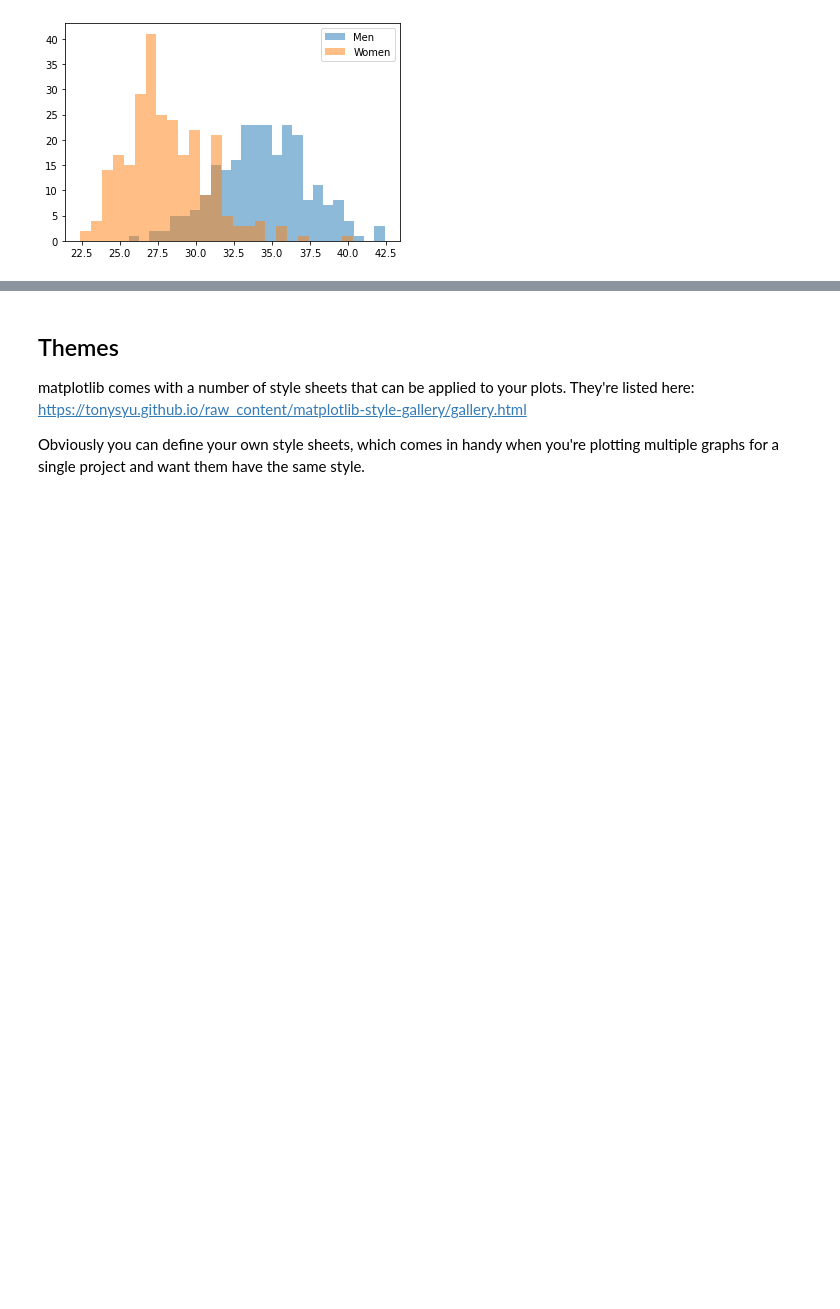
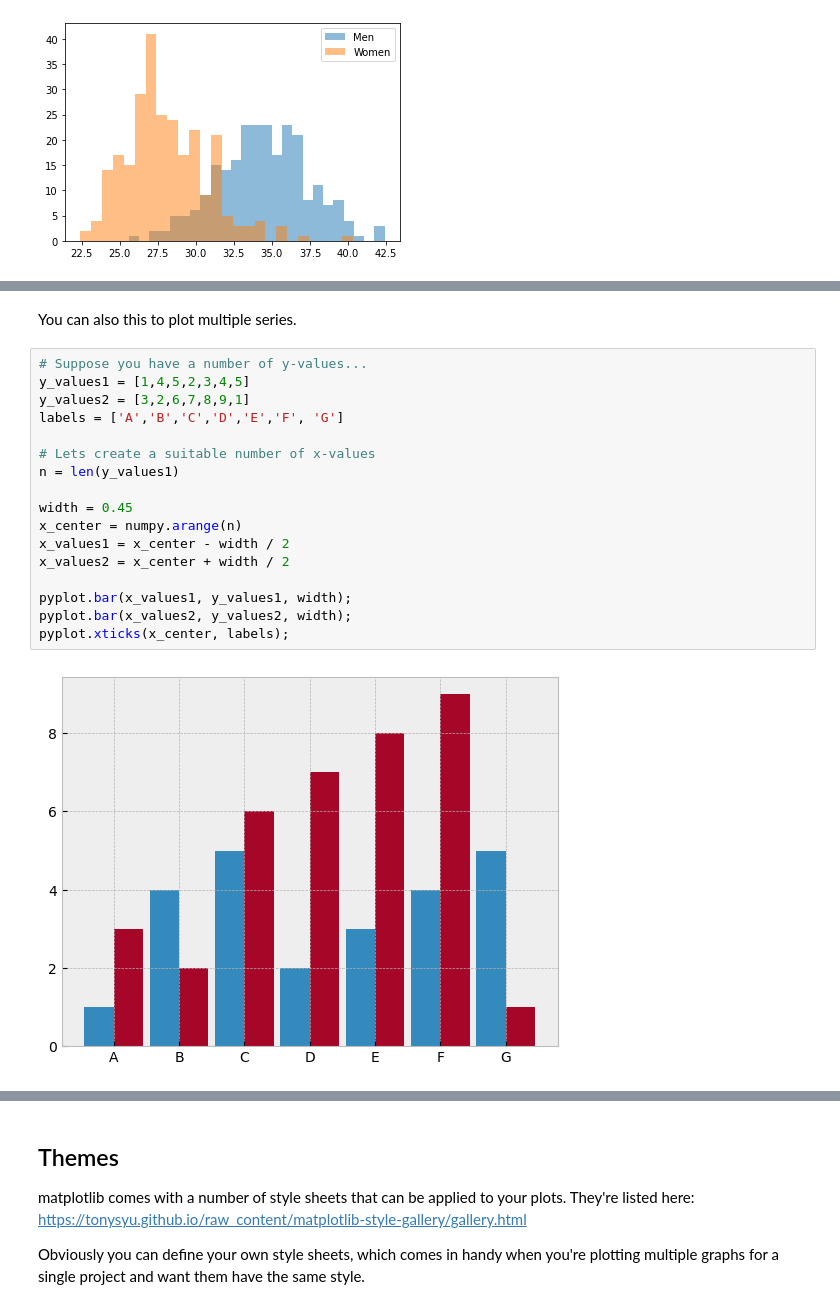
Before and after one commit to dvanderelst-classes/python-class, a Jupyter notebook: 13_Matplotlib_Advanced/Advanced Plotting.ipynb, the cells around one changed output, grey strips where cells are left out. Cells and saved outputs as stored; diff of their text form; blank space fills up the shorter version.

```diff
--- a/13_Matplotlib_Advanced/Advanced Plotting.ipynb
+++ b/13_Matplotlib_Advanced/Advanced Plotting.ipynb
@@ -100,0 +94,21 @@ pyplot.savefig('graph.png', dpi=300)
+# %% [markdown]
+You can also this to plot multiple series.
+# %%
+# Suppose you have a number of y-values...
+y_values1 = [1,4,5,2,3,4,5]
+y_values2 = [3,2,6,7,8,9,1]
+labels = ['A','B','C','D','E','F', 'G']
+
+# Lets create a suitable number of x-values
+n = len(y_values1)
+
+width = 0.45
+x_center = numpy.arange(n)
+x_values1 = x_center - width / 2
+x_values2 = x_center + width / 2
+
+pyplot.bar(x_values1, y_values1, width);
+pyplot.bar(x_values2, y_values2, width);
+pyplot.xticks(x_center, labels);
+# %% [output]
+[figure, added]
```
Also changed, not shown: parts of 20 cells of this notebook, 4 other files.
